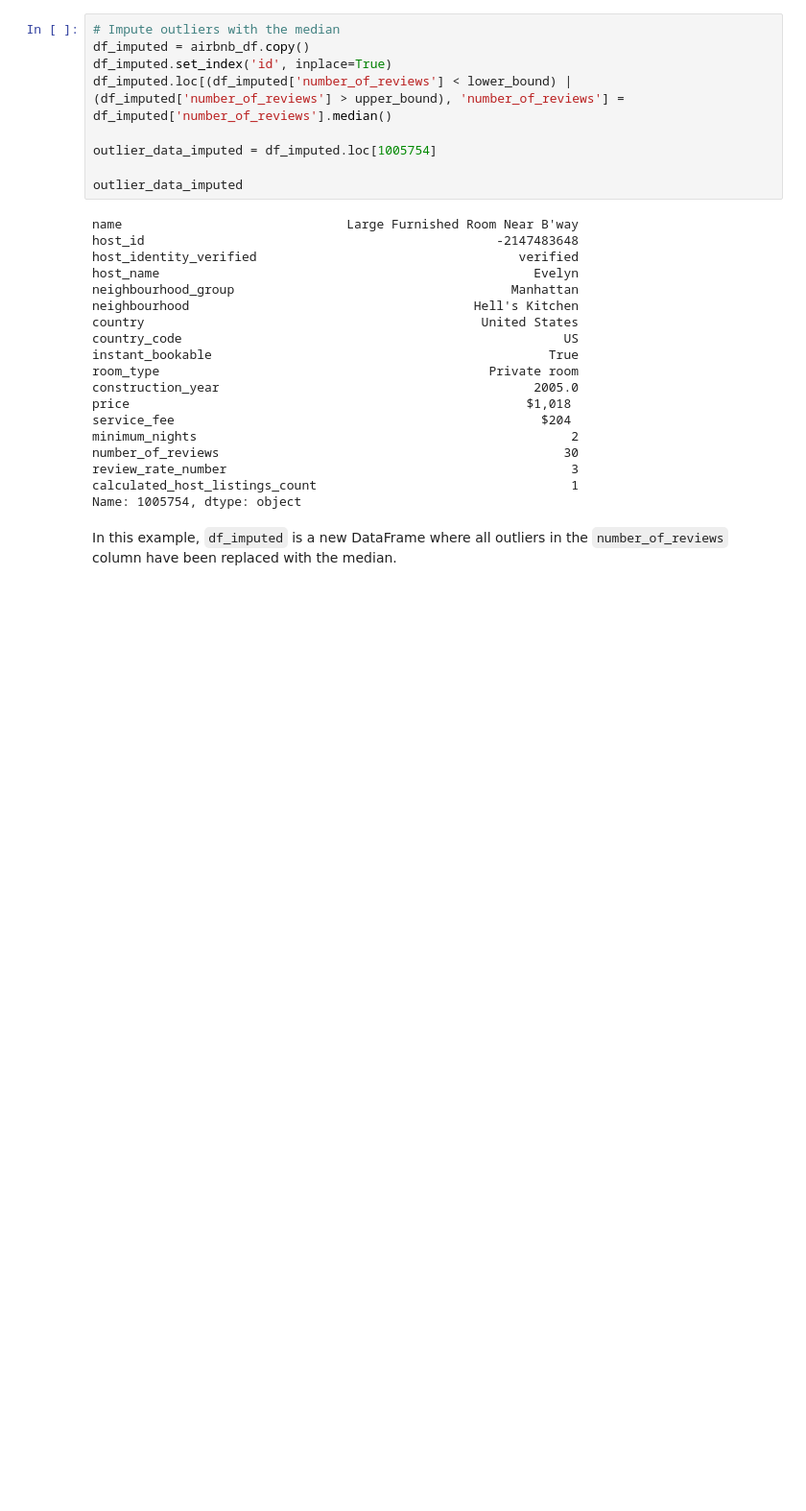
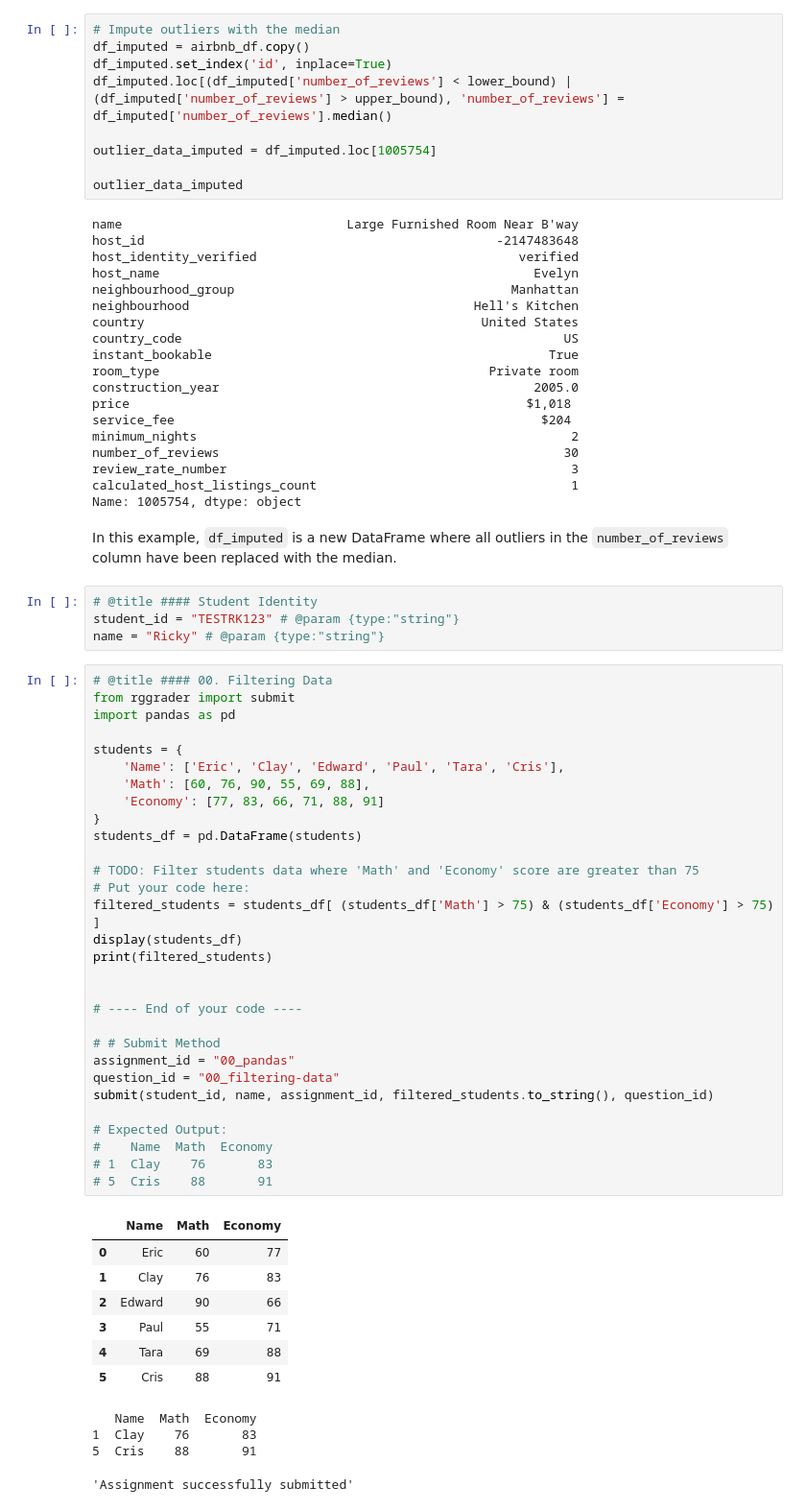
Before and after one commit to byrocuy/REA-AI_Mastery, a Jupyter notebook: week-1/session-2/00_pandas.ipynb, the cells around one changed output. Shown at 96% size. Cells and saved outputs as stored; diff of their text form; blank space fills up the shorter version.

```diff
--- a/week-1/session-2/00_pandas.ipynb
+++ b/week-1/session-2/00_pandas.ipynb
@@ -1719,3 +1719,49 @@ calculated_host_listings_count                                  1
 Name: 1005754, dtype: object
 # %% [markdown]
 In this example, `df_imputed` is a new DataFrame where all outliers in the `number_of_reviews` column have been replaced with the median.
+# %%
+# @title #### Student Identity
+student_id = "TESTRK123" # @param {type:"string"}
+name = "Ricky" # @param {type:"string"}
+# %%
+# @title #### 00. Filtering Data
+from rggrader import submit
+import pandas as pd
+
+students = {
+    'Name': ['Eric', 'Clay', 'Edward', 'Paul', 'Tara', 'Cris'],
+    'Math': [60, 76, 90, 55, 69, 88],
+    'Economy': [77, 83, 66, 71, 88, 91]
+}
+students_df = pd.DataFrame(students)
+
+# TODO: Filter students data where 'Math' and 'Economy' score are greater than 75
+# Put your code here:
+filtered_students = students_df[ (students_df['Math'] > 75) & (students_df['Economy'] > 75) ]
+display(students_df)
+print(filtered_students)
+
+
+# ---- End of your code ----
+
+# # Submit Method
+assignment_id = "00_pandas"
+question_id = "00_filtering-data"
+submit(student_id, name, assignment_id, filtered_students.to_string(), question_id)
+
+# Expected Output:
+#    Name  Math  Economy
+# 1  Clay    76       83
+# 5  Cris    88       91
+# %% [output]
+|  | Name | Math | Economy |
+| 0 | Eric | 60 | 77 |
+| 1 | Clay | 76 | 83 |
+| 2 | Edward | 90 | 66 |
+| 3 | Paul | 55 | 71 |
+| 4 | Tara | 69 | 88 |
+| 5 | Cris | 88 | 91 |
+   Name  Math  Economy
+1  Clay    76       83
+5  Cris    88       91
+'Assignment successfully submitted'
```
Also changed, not shown: parts of 2 cells of this notebook, 7 other files.
